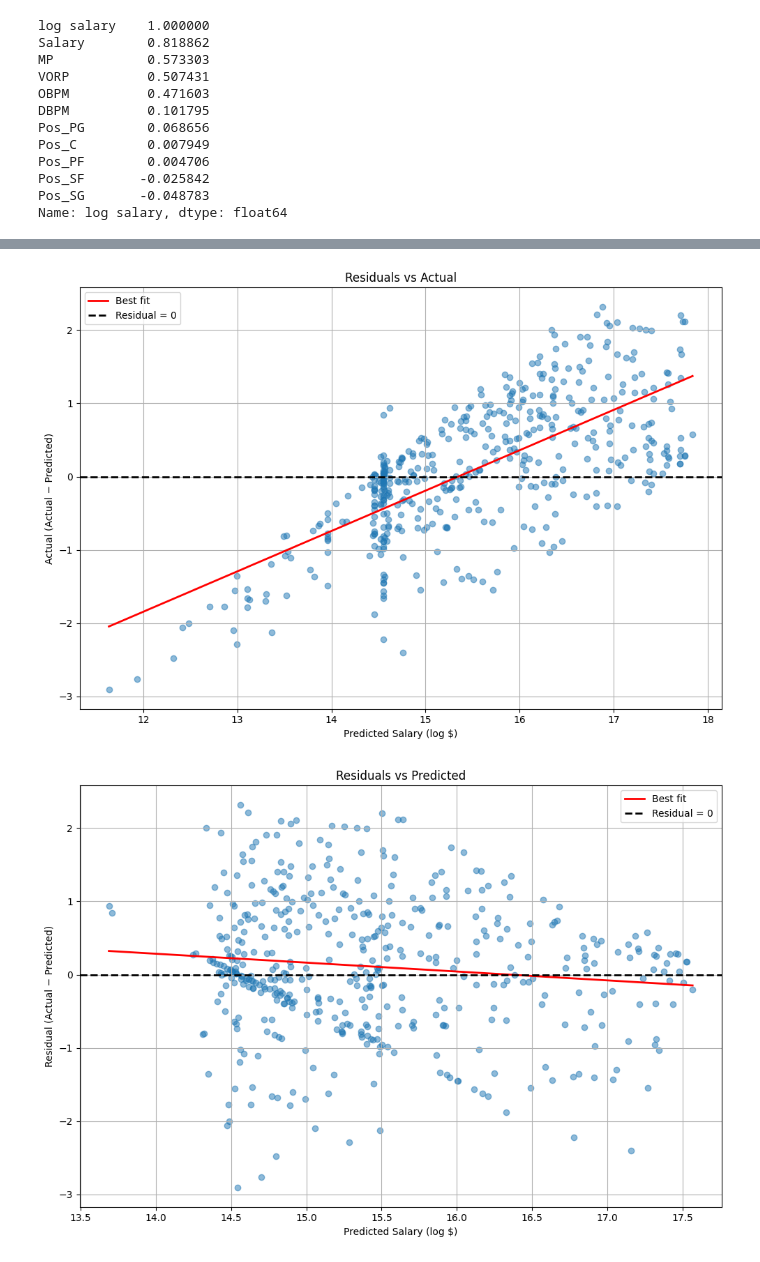
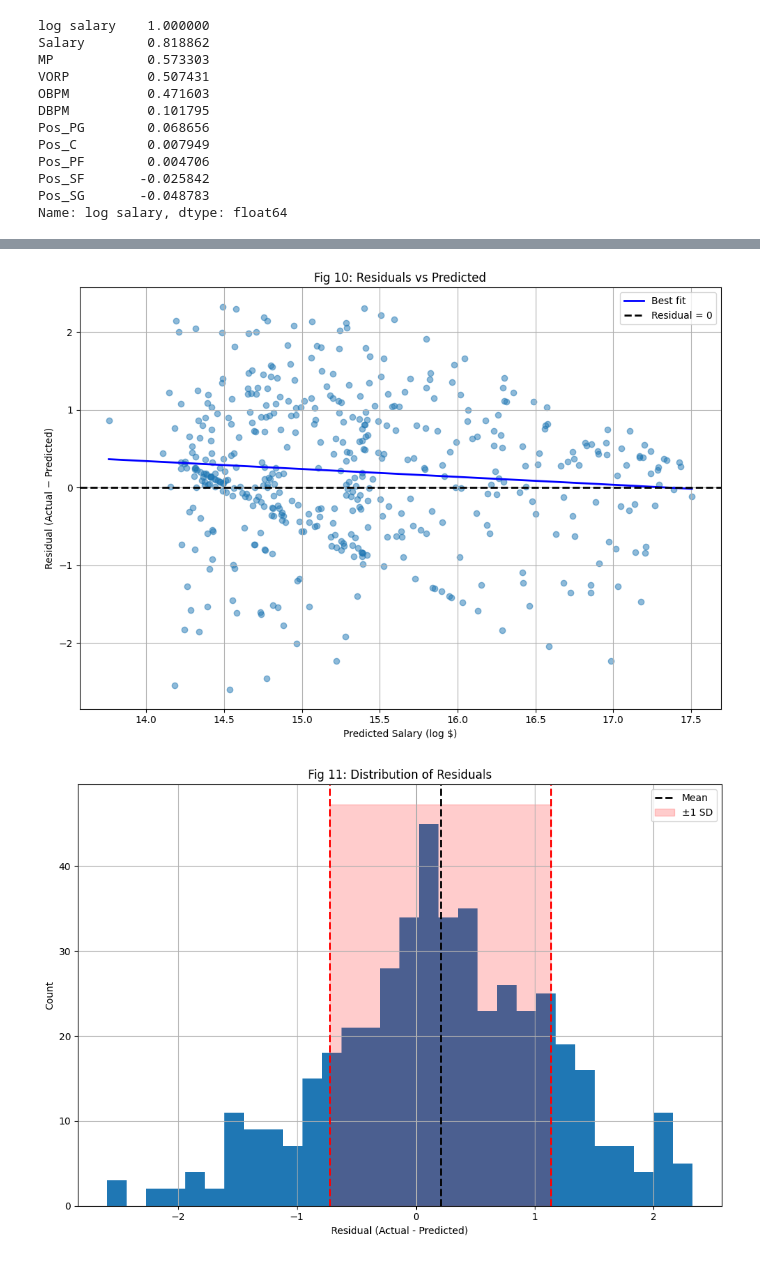
Before and after one commit to jhatch3/NBA-Salary-Minning, a Jupyter notebook: NBA-Salary/main.ipynb, the cells around one changed output, grey strips where cells are left out. Drawn from its saved outputs; the diff is of its cells as text; code cells hidden in the pictures.

```diff
--- a/NBA-Salary/main.ipynb
+++ b/NBA-Salary/main.ipynb
@@ -246,7 +256,7 @@ Name: log salary, dtype: float64
 # %%
 from sklearn.preprocessing import StandardScaler
 
-features = ["VORP", "OBPM", "MP", "Pos_PG", "DBPM", "Pos_PF", "Pos_C", "Pos_SF", "Pos_SG", "Year"]
+features = ["VORP", "OBPM", "MP", "Pos_PG", "DBPM", "Pos_PF", "Pos_C", "Pos_SF", "Pos_SG", ]
 
 df = df.copy()
 
@@ -328,8 +338,8 @@ param_dist = {
 search = RandomizedSearchCV(
     estimator=model,
     param_distributions=param_dist,
-    n_iter=1000,          # 1000 * 5 = 5000 fits
-    cv=5,
+    n_iter=700,          # 700 * 4 = 2800 fits
+    cv=4,
     n_jobs=-1,
     verbose=1,
     random_state=50,
@@ -420,54 +413,28 @@ import matplotlib.pyplot as plt
 data = df_test.copy()
 
 # =========================
-# FIG 0: Residuals vs Predicted
-# =========================
-x = data["log salary"].to_numpy()
-y = data["Residual"].to_numpy()
-
-mask = np.isfinite(x) & np.isfinite(y)
-x, y = x[mask], y[mask]
-
-m, b = np.polyfit(x, y, 1)
-xx = np.linspace(x.min(), x.max(), 200)
-
-fig0, ax0 = plt.subplots(figsize=(10, 7))
-ax0.scatter(x, y, alpha=0.5)
-ax0.plot(xx, m*xx + b, linewidth=2, color="red", label="Best fit")
-ax0.axhline(0, linestyle="--", color="black", linewidth=2, label="Residual = 0")
-ax0.set_xlabel("Predicted Salary (log $)")
-ax0.set_ylabel("Actual (Actual − Predicted)")
-ax0.set_title("Residuals vs Actual")
-ax0.grid(True)
-ax0.legend()
-plt.tight_layout()
-plt.show()
-
-# =========================
 # FIG 1: Residuals vs Predicted
 # =========================
 x = data["Predicted Log Salary"].to_numpy()
 y = data["Residual"].to_numpy()
-
 mask = np.isfinite(x) & np.isfinite(y)
-x, y = x[mask], y[mask]
 
 m, b = np.polyfit(x, y, 1)
 xx = np.linspace(x.min(), x.max(), 200)
 
 fig1, ax1 = plt.subplots(figsize=(10, 7))
 ax1.scatter(x, y, alpha=0.5)
-ax1.plot(xx, m*xx + b, linewidth=2, color="red", label="Best fit")
+ax1.plot(xx, m*xx + b, linewidth=2, color="blue", label="Best fit")
 ax1.axhline(0, linestyle="--", color="black", linewidth=2, label="Residual = 0")
 ax1.set_xlabel("Predicted Salary (log $)")
 ax1.set_ylabel("Residual (Actual − Predicted)")
-ax1.set_title("Residuals vs Predicted")
+ax1.set_title("Fig 10: Residuals vs Predicted")
 ax1.grid(True)
 ax1.legend()
 plt.tight_layout()
 plt.show()
 
-
+print(f"Corr Fig 1: {x.corr(y)}")
 # =========================
 # FIG 2: Distribution of Residuals
 # =========================
@@ -488,37 +455,37 @@ ax2.fill_between([mu - sd, mu + sd], 0, ymax, alpha=0.2, color="red", label="±1
 
 ax2.set_ylabel("Count")
 ax2.set_xlabel("Residual (Actual - Predicted)")
-ax2.set_title("Distribution of Residuals")
+ax2.set_title("Fig 11: Distribution of Residuals")
 ax2.grid(True)
 ax2.legend()
 plt.tight_layout()
 plt.show()
 
 
 # =========================
 # FIG 3: Actual vs Predicted
 # =========================
 x = data["Predicted Log Salary"].to_numpy()   # predicted
 y = data["log salary"].to_numpy()             # actual
 
 mask = np.isfinite(x) & np.isfinite(y)
 x, y = x[mask], y[mask]
 
 m, b = np.polyfit(x, y, 1)
 xx = np.linspace(x.min(), x.max(), 200)
 
 fig3, ax3 = plt.subplots(figsize=(10, 7))
 ax3.scatter(x, y, alpha=0.6)
-ax3.plot(xx, m*xx + b, linewidth=2, color="red", label="Best fit")
+ax3.plot(xx, m*xx + b, linewidth=2, color="blue", label="Best fit")
 ax3.plot(xx, xx, linestyle="--", linewidth=2, color="black", label="y = x")
 
 ax3.set_xlabel("Salary (Log $)")
 ax3.set_ylabel("Actual Salary (Log $)")
-ax3.set_title("Actual vs Predicted")
+ax3.set_title("Fig 12: Actual vs Predicted")
 ax3.grid(True)
 ax3.legend()
 plt.tight_layout()
 plt.show()
 # %% [output]
-[figure, old version]
+[figure, new version]
-[figure, old version]
+[figure, new version]
```
Also changed, not shown: parts of 16 cells of this notebook.
